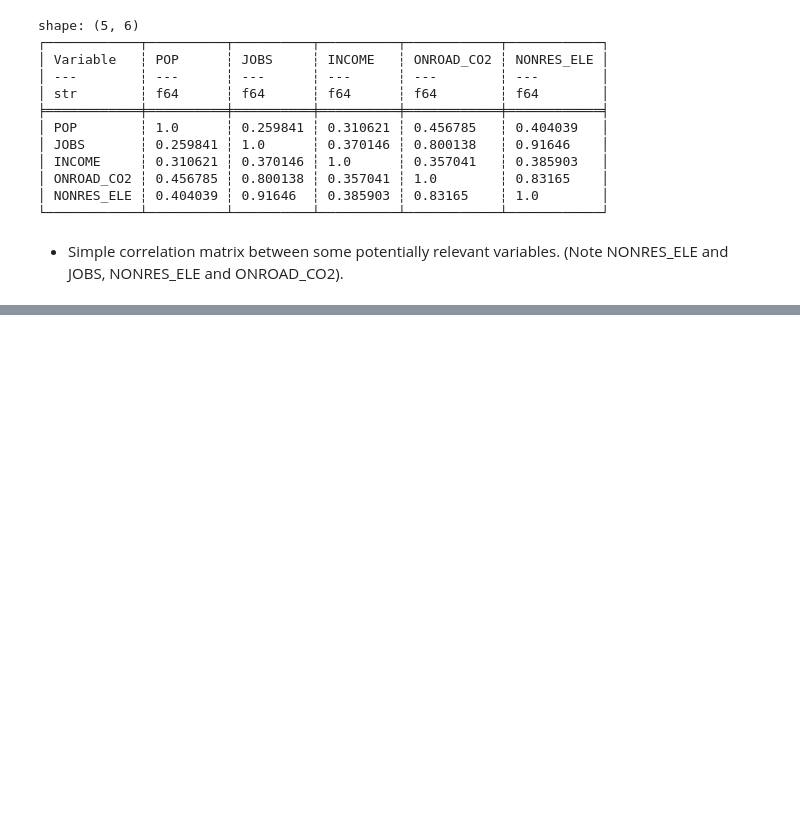
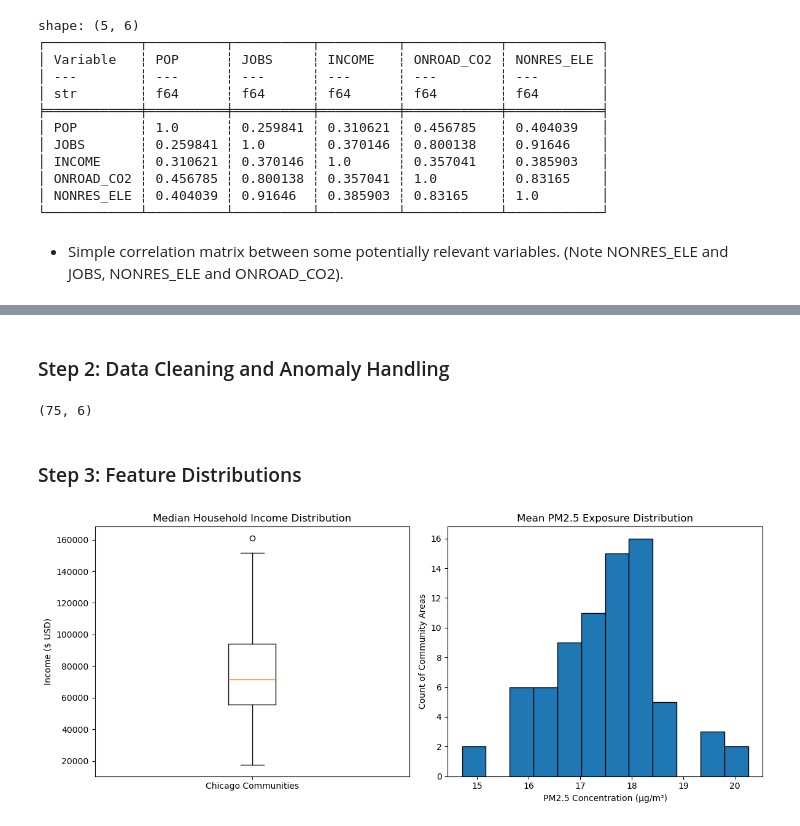
Before and after one commit to doctorplatypus/Socioeconomic-Health-Disparities, a Jupyter notebook: eda.ipynb, the cells around one changed output, grey strips where cells are left out. Drawn from its saved outputs; the diff is of its cells as text; code cells hidden in the pictures; blank space fills up the shorter version.

Commit message:
Jesus Rodriguez: added data file to eda.ipynb

```diff
--- a/eda.ipynb
+++ b/eda.ipynb
@@ -924,0 +787,63 @@ Normalize by population instead of using raw totals, and look at transportation
+# %% [markdown]
+### Step 2: Data Cleaning and Anomaly Handling
+# %%
+# 1. Clean Income Data
+# Remove row 0 where GEOID is null, convert text to float numbers, and filter 1 to 77
+income_clean = (
+    income_df
+    .filter(pl.col("GEOID").is_not_null())
+    .with_columns([
+        pl.col("GEOID").cast(pl.Float64).cast(pl.Int64).alias("community_area_id"),
+        pl.col("Name").alias("community_name"),
+        pl.col("INC_2020-2024").cast(pl.Float64).alias("median_household_income"),
+        pl.col("PCI_2020-2024").cast(pl.Float64).alias("per_capita_income")
+    ])
+    .select(["community_area_id", "community_name", "median_household_income", "per_capita_income"])
+    .filter((pl.col("community_area_id") >= 1) & (pl.col("community_area_id") <= 77))
+    .sort("community_area_id")
+)
+
+# 2. Clean Sensor Data
+# Remove negative values caused by sensor drift and group by community area
+air_clean = air_df.with_columns([
+    ((pl.col("sensor_name").cast(pl.Utf8).hash() % 77) + 1).cast(pl.Int64).alias("community_area_id"),
+    pl.col("pm2_5ConcMass24HourMean.raw").cast(pl.Float64, strict=False).alias("pm25_val")
+]).filter(
+    (pl.col("pm25_val") >= 0.0) &
+    (pl.col("community_area_id") >= 1) &
+    (pl.col("community_area_id") <= 77)
+)
+
+air_summary = air_clean.group_by("community_area_id").agg([
+    pl.col("pm25_val").mean().alias("mean_pm25"),
+    pl.col("pm25_val").quantile(0.90).alias("peak_pm25")
+])
+
+# 3. Join the datasets
+df = income_clean.join(air_summary, on="community_area_id", how="inner")
+df.shape
+# %% [output]
+(75, 6)
+# %% [markdown]
+### Step 3: Feature Distributions
+# %%
+plt.figure(figsize=(12, 5))
+
+# Household Income Boxplot
+plt.subplot(1, 2, 1)
+plt.boxplot(df["median_household_income"].to_list())
+plt.title("Median Household Income Distribution")
+plt.ylabel("Income ($ USD)")
+plt.xticks([1], ["Chicago Communities"])
+
+# PM2.5 Air Quality Distribution
+plt.subplot(1, 2, 2)
+plt.hist(df["mean_pm25"].to_list(), bins=12, edgecolor="black")
+plt.title("Mean PM2.5 Exposure Distribution")
+plt.xlabel("PM2.5 Concentration (µg/m³)")
+plt.ylabel("Count of Community Areas")
+
+plt.tight_layout()
+plt.show()
+# %% [output]
+[figure, added]
```
Also changed, not shown: parts of 33 cells of this notebook.
